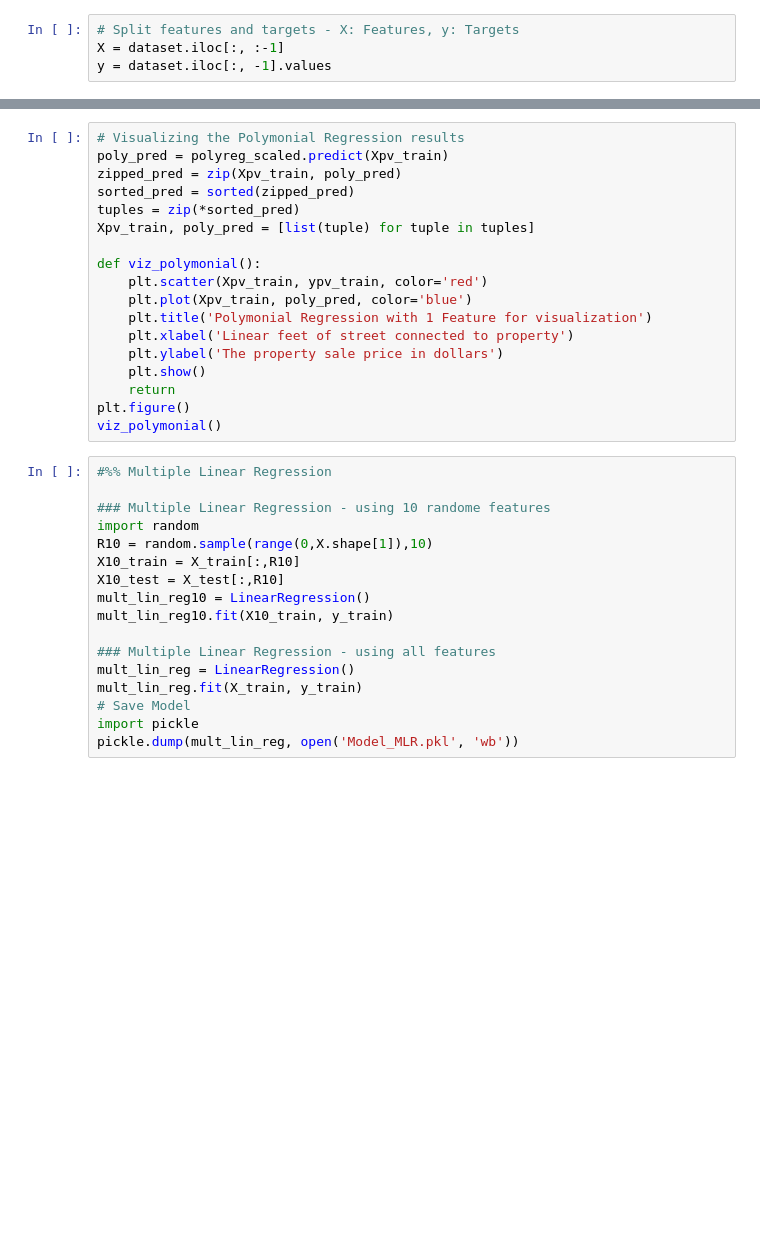
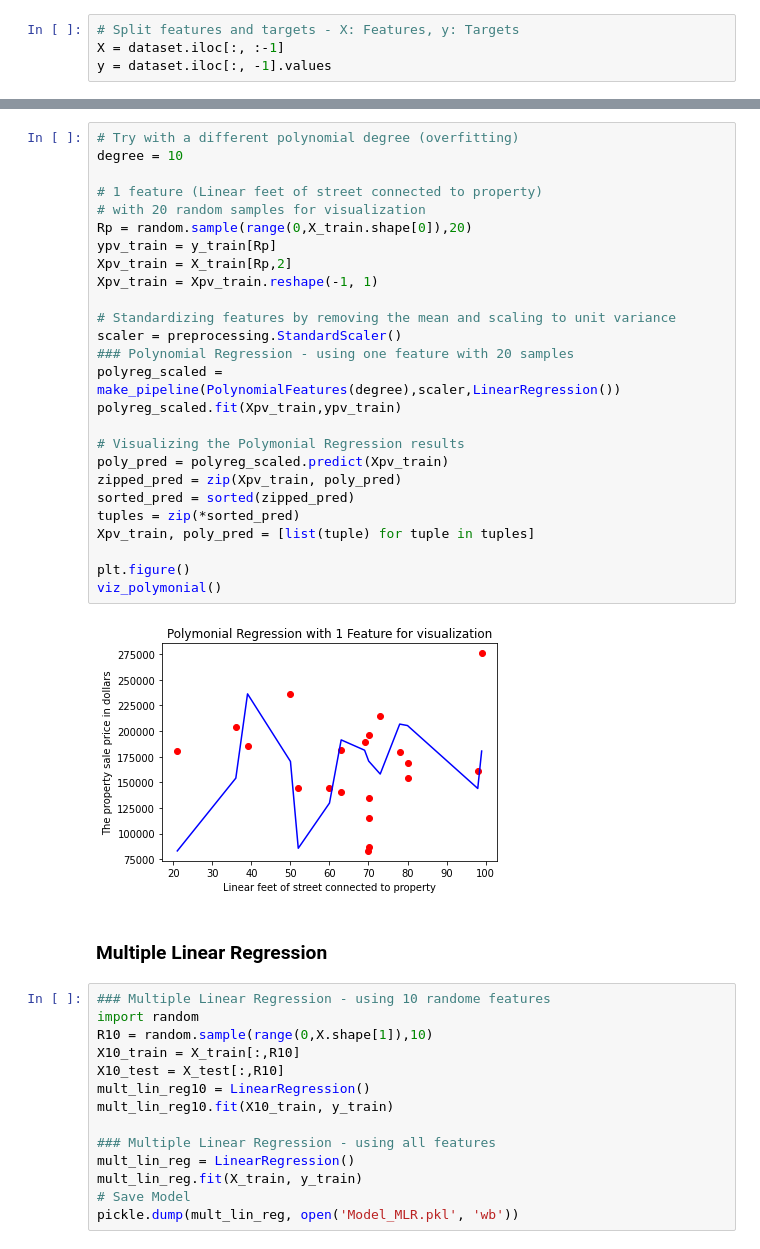
Before and after one commit to sibulus/SFU_ML, a Jupyter notebook: LAB_1/MSE491_Lab1_Regression.ipynb, the cells around one changed output, grey strips where cells are left out. Cells and saved outputs as stored; diff of their text form; blank space fills up the shorter version.

```diff
--- a/LAB_1/MSE491_Lab1_Regression.ipynb
+++ b/LAB_1/MSE491_Lab1_Regression.ipynb
@@ -116,24 +171,34 @@ polyreg_scaled.fit(Xpv_train,ypv_train)
-# %%
-# Visualizing the Polymonial Regression results
-poly_pred = polyreg_scaled.predict(Xpv_train)
-zipped_pred = zip(Xpv_train, poly_pred)
-sorted_pred = sorted(zipped_pred)
-tuples = zip(*sorted_pred)
-Xpv_train, poly_pred = [list(tuple) for tuple in tuples]
-
-def viz_polymonial():
-    plt.scatter(Xpv_train, ypv_train, color='red')
-    plt.plot(Xpv_train, poly_pred, color='blue')
-    plt.title('Polymonial Regression with 1 Feature for visualization')
-    plt.xlabel('Linear feet of street connected to property')
-    plt.ylabel('The property sale price in dollars')
-    plt.show()
-    return
-plt.figure()
-viz_polymonial()
+# %%
+# Try with a different polynomial degree (overfitting)
+degree = 10
+
+# 1 feature (Linear feet of street connected to property)
+# with 20 random samples for visualization
+Rp = random.sample(range(0,X_train.shape[0]),20)
+ypv_train = y_train[Rp]
+Xpv_train = X_train[Rp,2]
+Xpv_train = Xpv_train.reshape(-1, 1)
+
+# Standardizing features by removing the mean and scaling to unit variance
+scaler = preprocessing.StandardScaler()
+### Polynomial Regression - using one feature with 20 samples
+polyreg_scaled = make_pipeline(PolynomialFeatures(degree),scaler,LinearRegression())
+polyreg_scaled.fit(Xpv_train,ypv_train)
+
+# Visualizing the Polymonial Regression results
+poly_pred = polyreg_scaled.predict(Xpv_train)
+zipped_pred = zip(Xpv_train, poly_pred)
+sorted_pred = sorted(zipped_pred)
+tuples = zip(*sorted_pred)
+Xpv_train, poly_pred = [list(tuple) for tuple in tuples]
+
+plt.figure()
+viz_polymonial()
+# %% [output]
+[figure, added]
+# %% [markdown]
+### Multiple Linear Regression
 # %%
-#%% Multiple Linear Regression
-
 ### Multiple Linear Regression - using 10 randome features
 import random
 R10 = random.sample(range(0,X.shape[1]),10)
@@ -146,7 +211,6 @@ mult_lin_reg10.fit(X10_train, y_train)
 mult_lin_reg = LinearRegression()
 mult_lin_reg.fit(X_train, y_train)
 # Save Model
-import pickle
 pickle.dump(mult_lin_reg, open('Model_MLR.pkl', 'wb'))
 # %%
 # Evaluation
```
Also changed, not shown: parts of 21 cells of this notebook.
